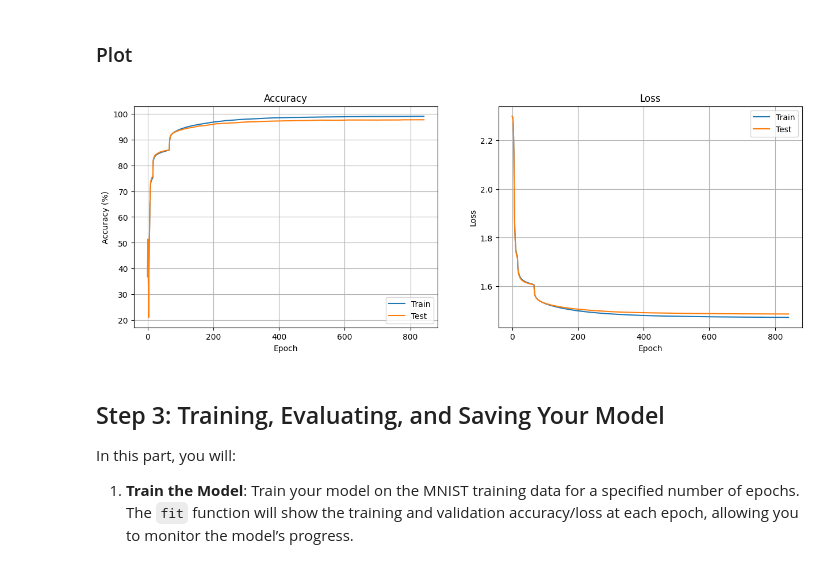
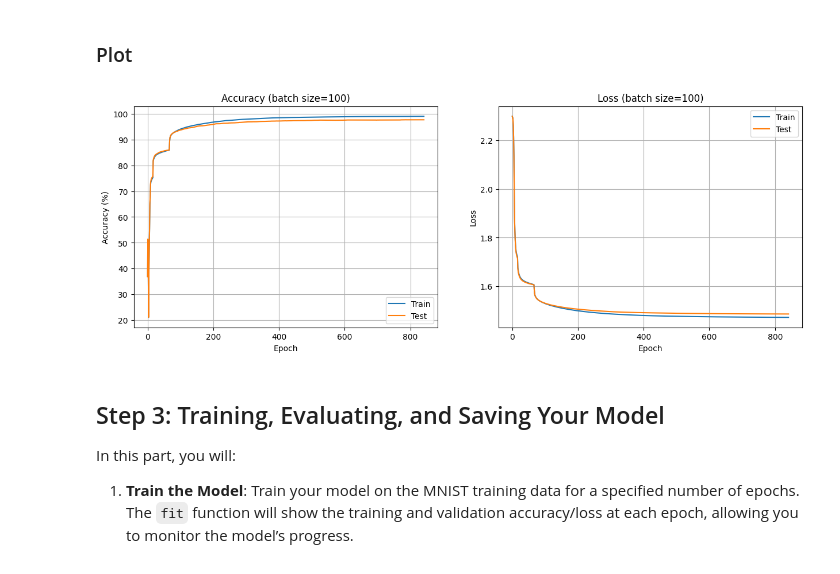
Before and after one commit to ILoveBacteria/machine-learning-assignments, a Jupyter notebook: assignment3/P3/3_MNIST_Classification.ipynb, the cells around one changed output. Saved outputs shown, nothing was run; the diff lists cells and outputs as text; code cells hidden in the pictures.

Commit message:
Add batch size to plot title

```diff
--- a/assignment3/P3/3_MNIST_Classification.ipynb
+++ b/assignment3/P3/3_MNIST_Classification.ipynb
@@ -541,24 +541,24 @@ Early stopping...
 # %%
 plt.figure(figsize=(15, 5))
 plt.subplot(1, 2, 1)
 plt.plot(np.arange(len(model.accuracy_train_history)), np.array(model.accuracy_train_history) * 100, label='Train')
 plt.plot(np.arange(len(model.accuracy_test_history)), np.array(model.accuracy_test_history) * 100, label='Test')
 plt.xlabel('Epoch')
 plt.ylabel('Accuracy (%)')
-plt.title('Accuracy')
+plt.title('Accuracy (batch size=100)')
 plt.legend()
 plt.grid()
 
 plt.subplot(1, 2, 2)
 plt.plot(np.arange(len(model.loss_train_history)), np.array(model.loss_train_history), label='Train')
 plt.plot(np.arange(len(model.loss_test_history)), np.array(model.loss_test_history), label='Test')
 plt.xlabel('Epoch')
 plt.ylabel('Loss')
-plt.title('Loss')
+plt.title('Loss (batch size=100)')
 plt.legend()
 plt.grid()
 # %% [output]
-[figure, old version]
+[figure, new version]
 # %%
 # TODO: Define the model creation function with hyperparameters.
 ...
```
